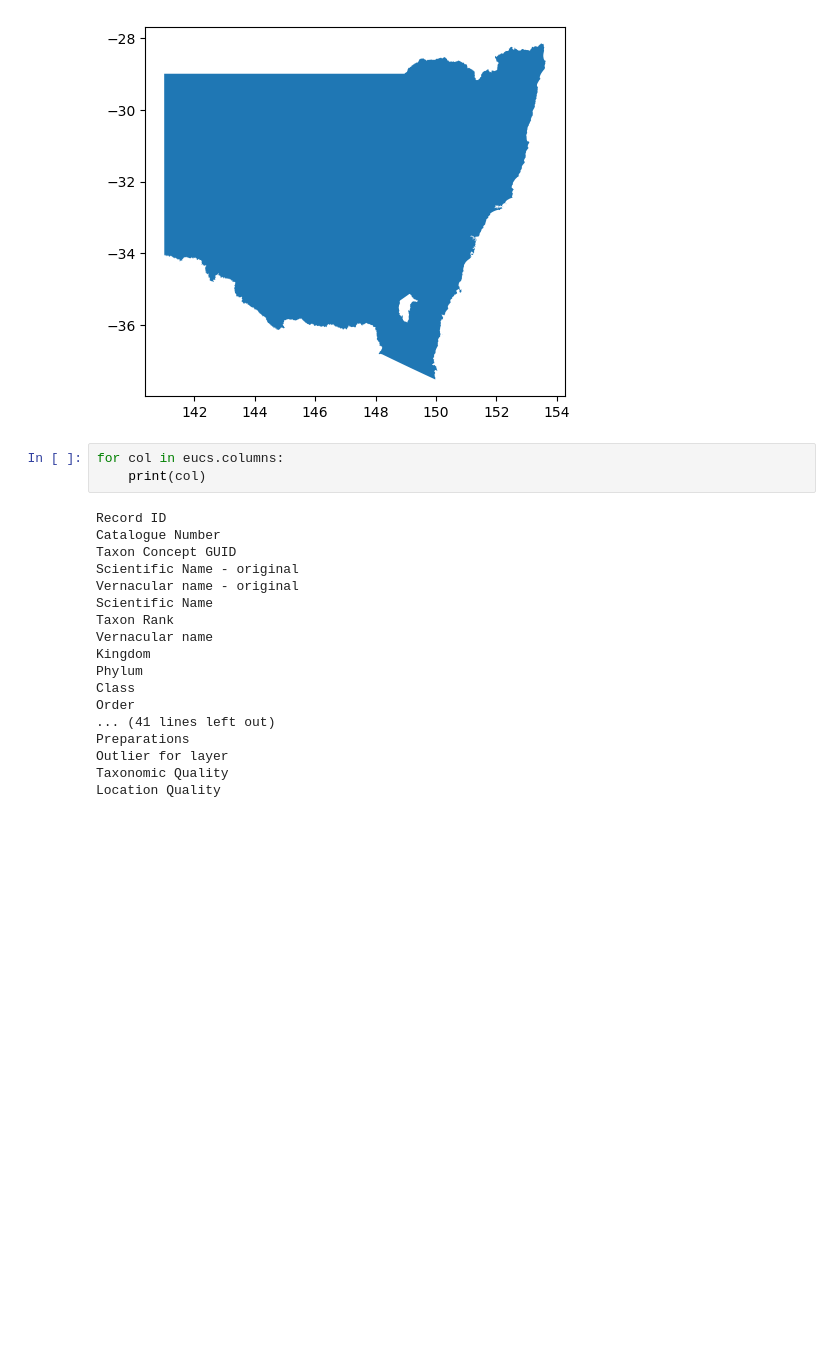
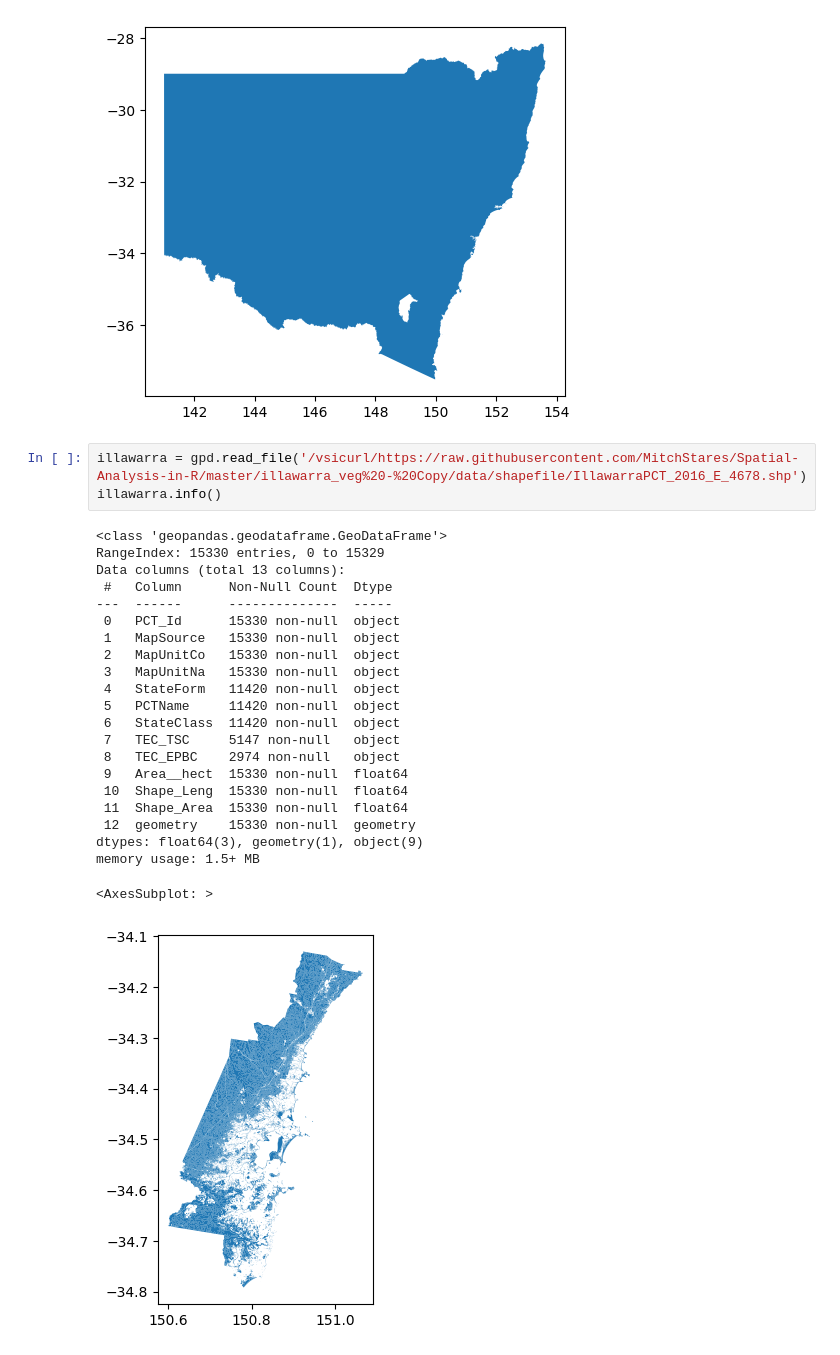
Before and after one commit to MitchStares/PyDash, a Jupyter notebook: test.ipynb, the cells around one changed output. Saved outputs shown, nothing was run; the diff lists cells and outputs as text; blank space fills up the shorter version.

Commit message:
Added illawarraPCT.geojson

```diff
--- a/test.ipynb
+++ b/test.ipynb
@@ -33,24 +33,29 @@ nsw.plot()
 # %% [output]
 <AxesSubplot: >
 [figure]
-# %%
-for col in eucs.columns:
-    print(col)
-# %% [output]
-Record ID
-Catalogue Number
-Taxon Concept GUID
-Scientific Name - original
-Vernacular name - original
-Scientific Name
-Taxon Rank
-Vernacular name
-Kingdom
-Phylum
-Class
-Order
-... (41 lines left out)
-Preparations
-Outlier for layer
-Taxonomic Quality
-Location Quality
+# %%
+illawarra = gpd.read_file('/vsicurl/https://raw.githubusercontent.com/MitchStares/Spatial-Analysis-in-R/master/illawarra_veg%20-%20Copy/data/shapefile/IllawarraPCT_2016_E_4678.shp')
+illawarra.info()
+# %% [output]
+<class 'geopandas.geodataframe.GeoDataFrame'>
+RangeIndex: 15330 entries, 0 to 15329
+Data columns (total 13 columns):
+ #   Column      Non-Null Count  Dtype
+---  ------      --------------  -----
+ 0   PCT_Id      15330 non-null  object
+ 1   MapSource   15330 non-null  object
+ 2   MapUnitCo   15330 non-null  object
+ 3   MapUnitNa   15330 non-null  object
+ 4   StateForm   11420 non-null  object
+ 5   PCTName     11420 non-null  object
+ 6   StateClass  11420 non-null  object
+ 7   TEC_TSC     5147 non-null   object
+ 8   TEC_EPBC    2974 non-null   object
+ 9   Area__hect  15330 non-null  float64
+ 10  Shape_Leng  15330 non-null  float64
+ 11  Shape_Area  15330 non-null  float64
+ 12  geometry    15330 non-null  geometry
+dtypes: float64(3), geometry(1), object(9)
+memory usage: 1.5+ MB
+<AxesSubplot: >
+[figure, added]
```
Also changed, not shown: parts of 2 cells of this notebook, 1 other file.
